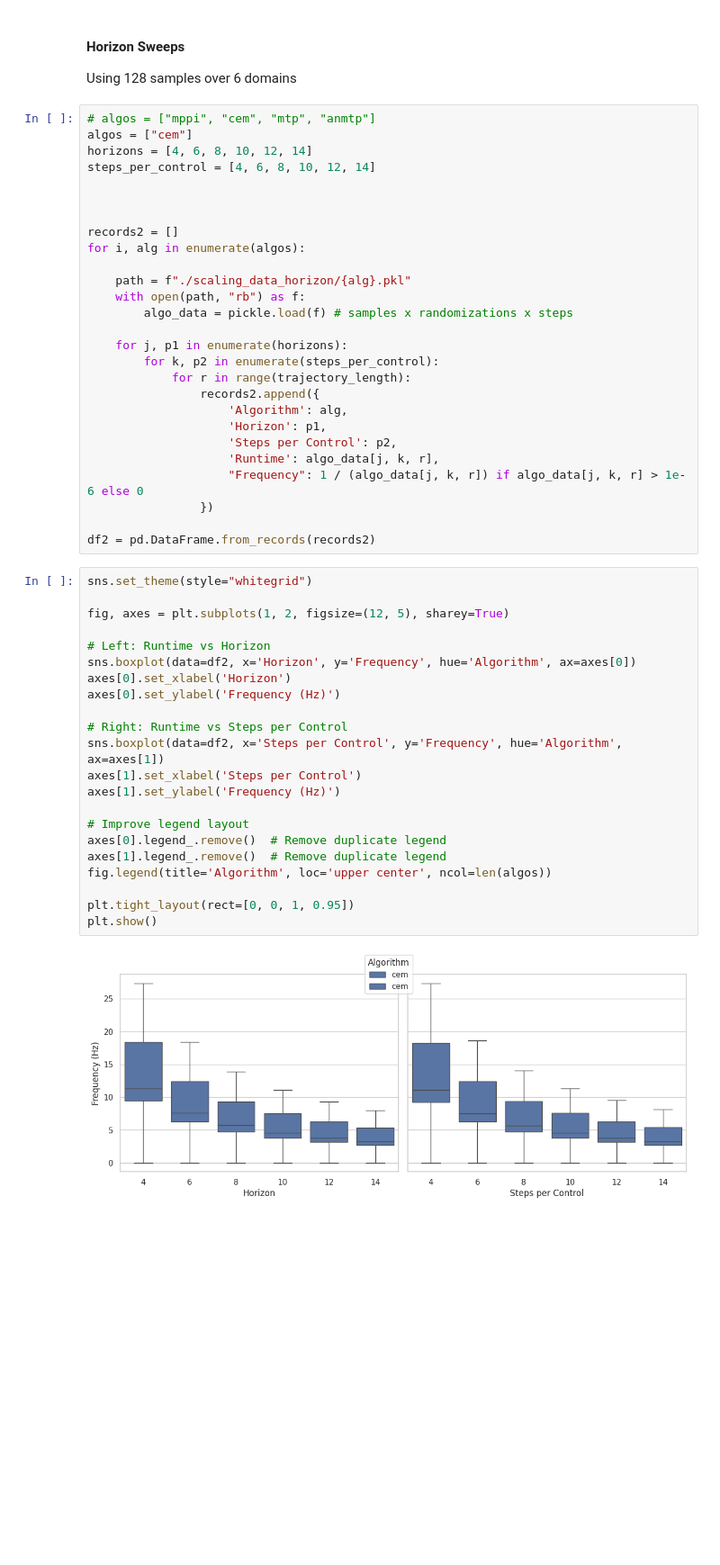
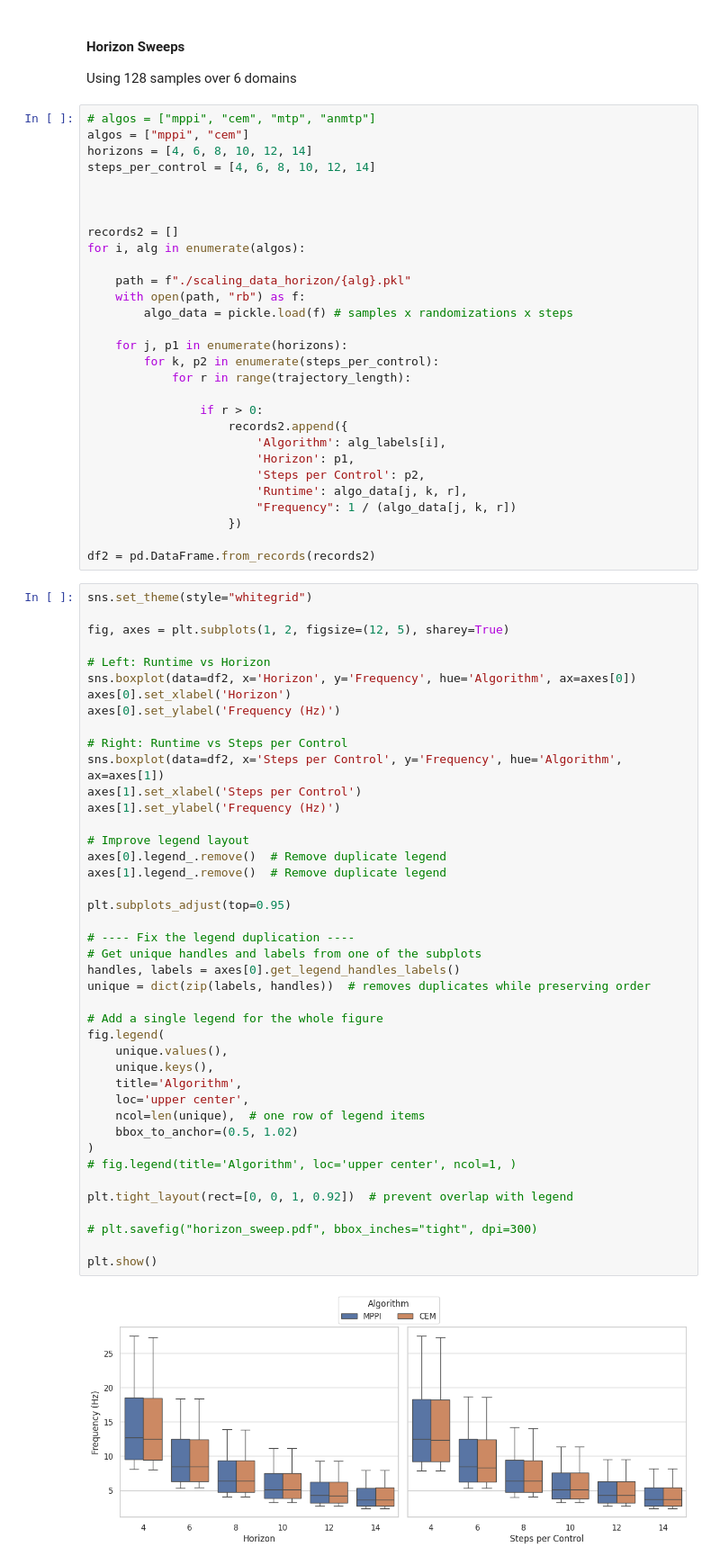
Before and after one commit to magnusdierking/mtp-thesis, a Jupyter notebook: experiments/scaling/plot_scaling_data.ipynb, the cells around one changed output. Shown at 90% size. Saved outputs shown, nothing was run; the diff lists cells and outputs as text; blank space fills up the shorter version.

Commit message:
Added seaborn based idea for error plots

```diff
--- a/experiments/scaling/plot_scaling_data.ipynb
+++ b/experiments/scaling/plot_scaling_data.ipynb
@@ -122,7 +124,7 @@ plt.show()
 Using 128 samples over 6 domains
 # %%
 # algos = ["mppi", "cem", "mtp", "anmtp"]
-algos = ["cem"]
+algos = ["mppi", "cem"]
 horizons = [4, 6, 8, 10, 12, 14]
 steps_per_control = [4, 6, 8, 10, 12, 14]
 
@@ -138,36 +140,58 @@ for i, alg in enumerate(algos):
     for j, p1 in enumerate(horizons):
         for k, p2 in enumerate(steps_per_control):
             for r in range(trajectory_length):
-                records2.append({
-                    'Algorithm': alg,
-                    'Horizon': p1,
-                    'Steps per Control': p2,
-                    'Runtime': algo_data[j, k, r],
-                    "Frequency": 1 / (algo_data[j, k, r]) if algo_data[j, k, r] > 1e-6 else 0
-                })
+
+                if r > 0:
+                    records2.append({
+                        'Algorithm': alg_labels[i],
+                        'Horizon': p1,
+                        'Steps per Control': p2,
+                        'Runtime': algo_data[j, k, r],
+                        "Frequency": 1 / (algo_data[j, k, r])
+                    })
 
 df2 = pd.DataFrame.from_records(records2)
 # %%
 sns.set_theme(style="whitegrid")
 
 fig, axes = plt.subplots(1, 2, figsize=(12, 5), sharey=True)
 
 # Left: Runtime vs Horizon
 sns.boxplot(data=df2, x='Horizon', y='Frequency', hue='Algorithm', ax=axes[0])
 axes[0].set_xlabel('Horizon')
 axes[0].set_ylabel('Frequency (Hz)')
 
 # Right: Runtime vs Steps per Control
 sns.boxplot(data=df2, x='Steps per Control', y='Frequency', hue='Algorithm', ax=axes[1])
 axes[1].set_xlabel('Steps per Control')
 axes[1].set_ylabel('Frequency (Hz)')
 
 # Improve legend layout
 axes[0].legend_.remove()  # Remove duplicate legend
 axes[1].legend_.remove()  # Remove duplicate legend
-fig.legend(title='Algorithm', loc='upper center', ncol=len(algos))
 
-plt.tight_layout(rect=[0, 0, 1, 0.95])
+plt.subplots_adjust(top=0.95)
+
+# ---- Fix the legend duplication ----
+# Get unique handles and labels from one of the subplots
+handles, labels = axes[0].get_legend_handles_labels()
+unique = dict(zip(labels, handles))  # removes duplicates while preserving order
+
+# Add a single legend for the whole figure
+fig.legend(
+    unique.values(),
+    unique.keys(),
+    title='Algorithm',
+    loc='upper center',
+    ncol=len(unique),  # one row of legend items
+    bbox_to_anchor=(0.5, 1.02)
+)
+# fig.legend(title='Algorithm', loc='upper center', ncol=1, )
+
+plt.tight_layout(rect=[0, 0, 1, 0.92])  # prevent overlap with legend
+
+# plt.savefig("horizon_sweep.pdf", bbox_inches="tight", dpi=300)
+
 plt.show()
 # %% [output]
-[figure, old version]
+[figure, new version]
```
Also changed, not shown: parts of 2 cells of this notebook, 2 other files.
